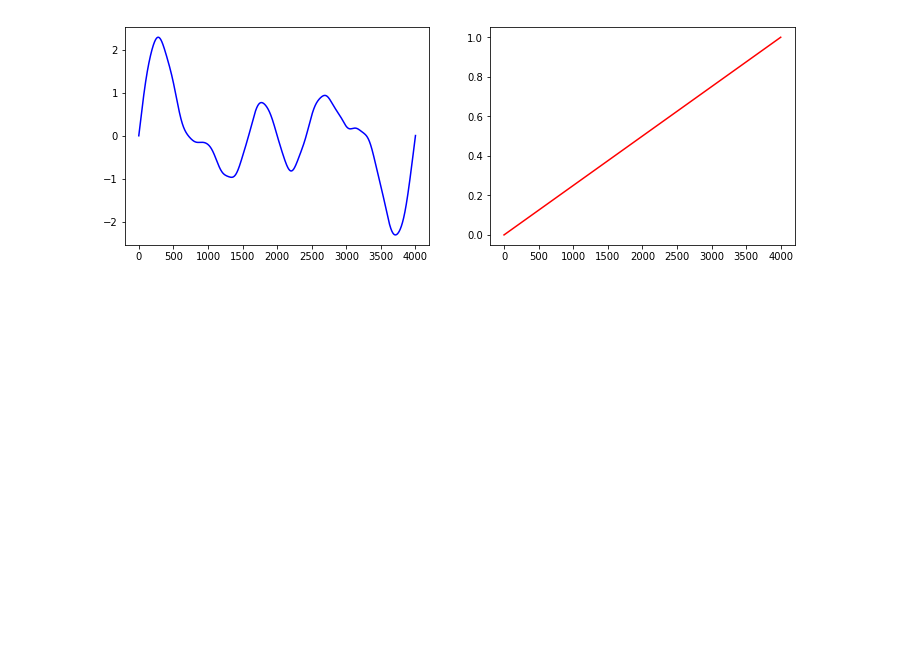
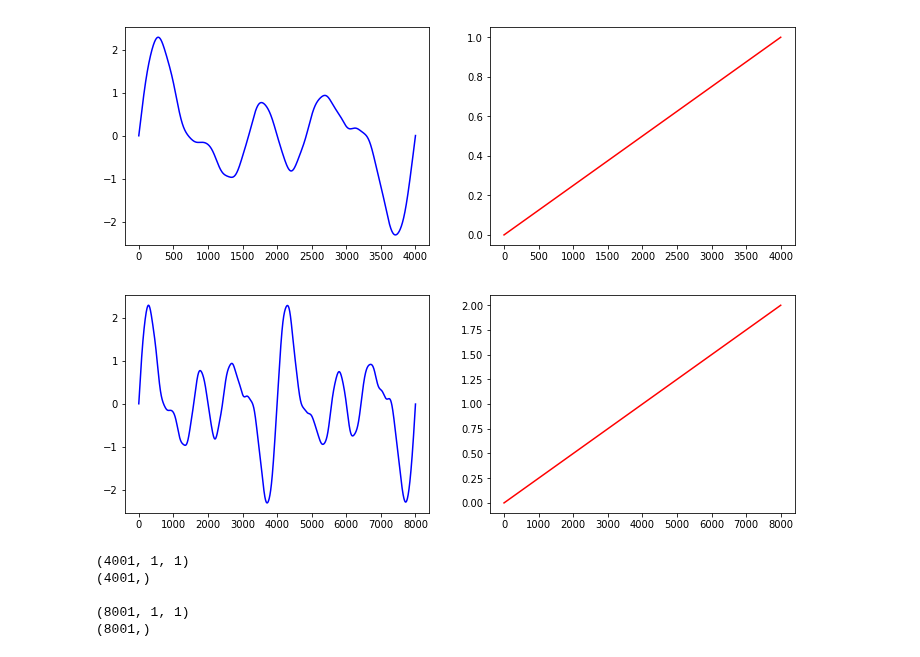
Before and after one commit to A-Gulati/Time_Series, a Jupyter notebook: notebooks/(7) Prototype 2.ipynb, the cells around one changed output. Cells and saved outputs as stored; diff of their text form; code cells hidden in the pictures; blank space fills up the shorter version.

```diff
--- a/notebooks/(7) Prototype 2.ipynb
+++ b/notebooks/(7) Prototype 2.ipynb
@@ -60,9 +60,43 @@ plt.plot(y.flatten(),c='r')
 plt.show()
 # %% [output]
 [figure]
+# %%
+actions = np.asarray([filter_signal(clean_data)[:8001]]) #X - equivalent to actions
+states = np.asarray(Y_old[:8001].copy()).T #Y - equivalent to states
+
+xt = np.asarray([actions[0][:8001]])
+xt = xt.T
+
+yt = np.asarray([states[0][:8001]])
+yt = yt.T
+
+fig = plt.figure(figsize=(12,4))
+a = plt.subplot(1,2,1)
+plt.plot(xt.flatten(),c='b')
+a = plt.subplot(1,2,2)
+plt.plot(yt.flatten(),c='r')
+plt.show()
+# %% [output]
+[figure, added]
 # %%
 trainX = np.array([np.array([x[:,0]])]).T
 trainY = y[:,0]
+
+testX = np.array([np.array([xt[:,0]])]).T
+testY = yt[:,0]
+
+
+print(trainX.shape)
+print(trainY.shape)
+print()
+print(testX.shape)
+print(testY.shape)
+# %% [output]
+(4001, 1, 1)
+(4001,)
+
+(8001, 1, 1)
+(8001,)
 # %%
 # np.array([np.array([x[:,0]])]).T.shape
 # %%
```
Also changed, not shown: parts of 13 cells of this notebook, 1 other file.
